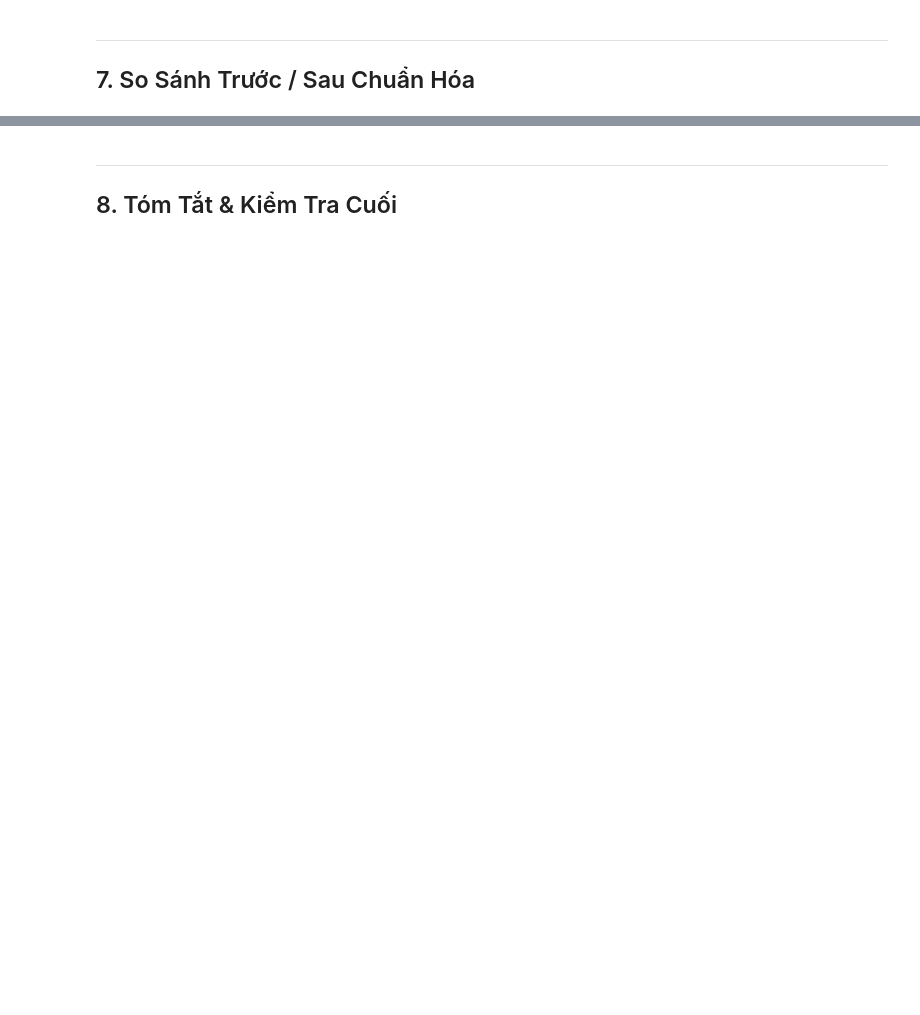
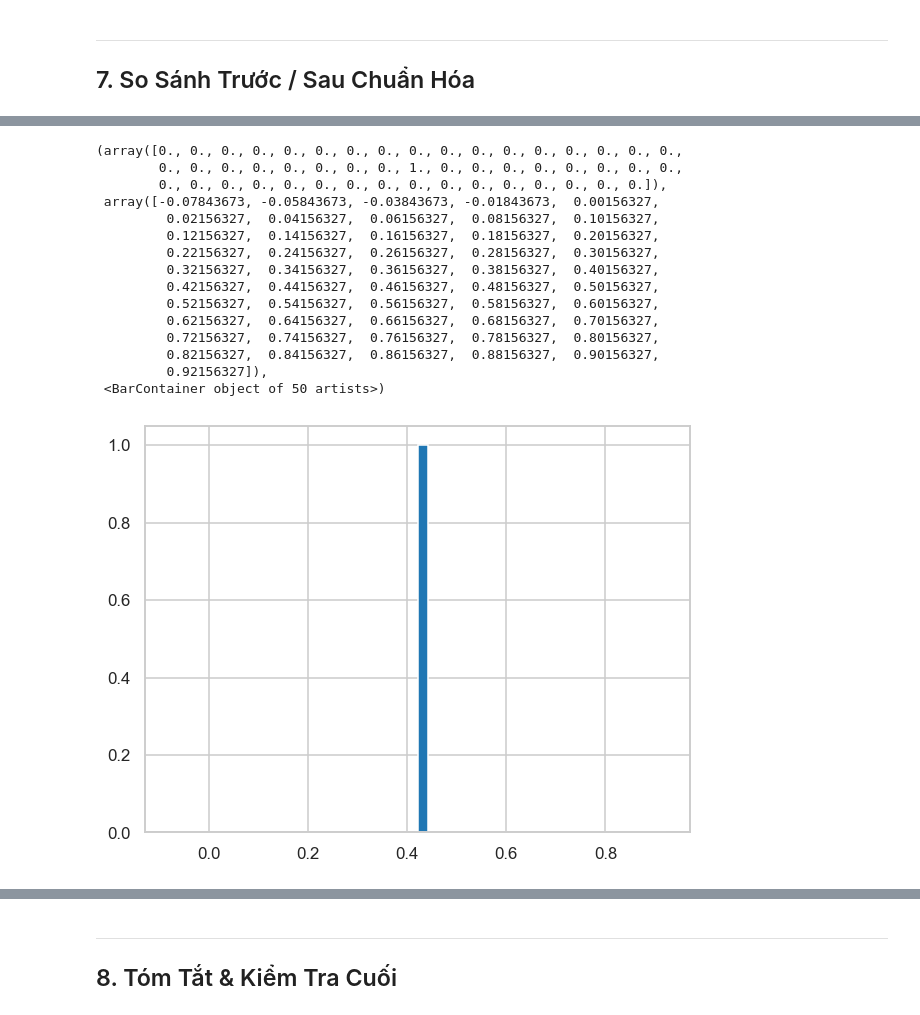
Before and after one commit to gilchea/experiment, a Jupyter notebook: data_exploration_preprocessing.ipynb, the cells around one changed output, grey strips where cells are left out. Saved outputs shown, nothing was run; the diff lists cells and outputs as text; code cells hidden in the pictures; blank space fills up the shorter version.

```diff
--- a/data_exploration_preprocessing.ipynb
+++ b/data_exploration_preprocessing.ipynb
@@ -496,0 +623,22 @@ plt.tight_layout(); plt.show()
+# %%
+col = X_tr_rc[:, 0].toarray().ravel()
+col_nonzero = col[col != 0]
+
+plt.hist(col_nonzero, bins=50)
+# %% [output]
+(array([0., 0., 0., 0., 0., 0., 0., 0., 0., 0., 0., 0., 0., 0., 0., 0., 0.,
+        0., 0., 0., 0., 0., 0., 0., 0., 1., 0., 0., 0., 0., 0., 0., 0., 0.,
+        0., 0., 0., 0., 0., 0., 0., 0., 0., 0., 0., 0., 0., 0., 0., 0.]),
+ array([-0.07843673, -0.05843673, -0.03843673, -0.01843673,  0.00156327,
+         0.02156327,  0.04156327,  0.06156327,  0.08156327,  0.10156327,
+         0.12156327,  0.14156327,  0.16156327,  0.18156327,  0.20156327,
+         0.22156327,  0.24156327,  0.26156327,  0.28156327,  0.30156327,
+         0.32156327,  0.34156327,  0.36156327,  0.38156327,  0.40156327,
+         0.42156327,  0.44156327,  0.46156327,  0.48156327,  0.50156327,
+         0.52156327,  0.54156327,  0.56156327,  0.58156327,  0.60156327,
+         0.62156327,  0.64156327,  0.66156327,  0.68156327,  0.70156327,
+         0.72156327,  0.74156327,  0.76156327,  0.78156327,  0.80156327,
+         0.82156327,  0.84156327,  0.86156327,  0.88156327,  0.90156327,
+         0.92156327]),
+ <BarContainer object of 50 artists>)
+[figure, added]
```
Also changed, not shown: parts of 35 cells of this notebook, 1 other file.
